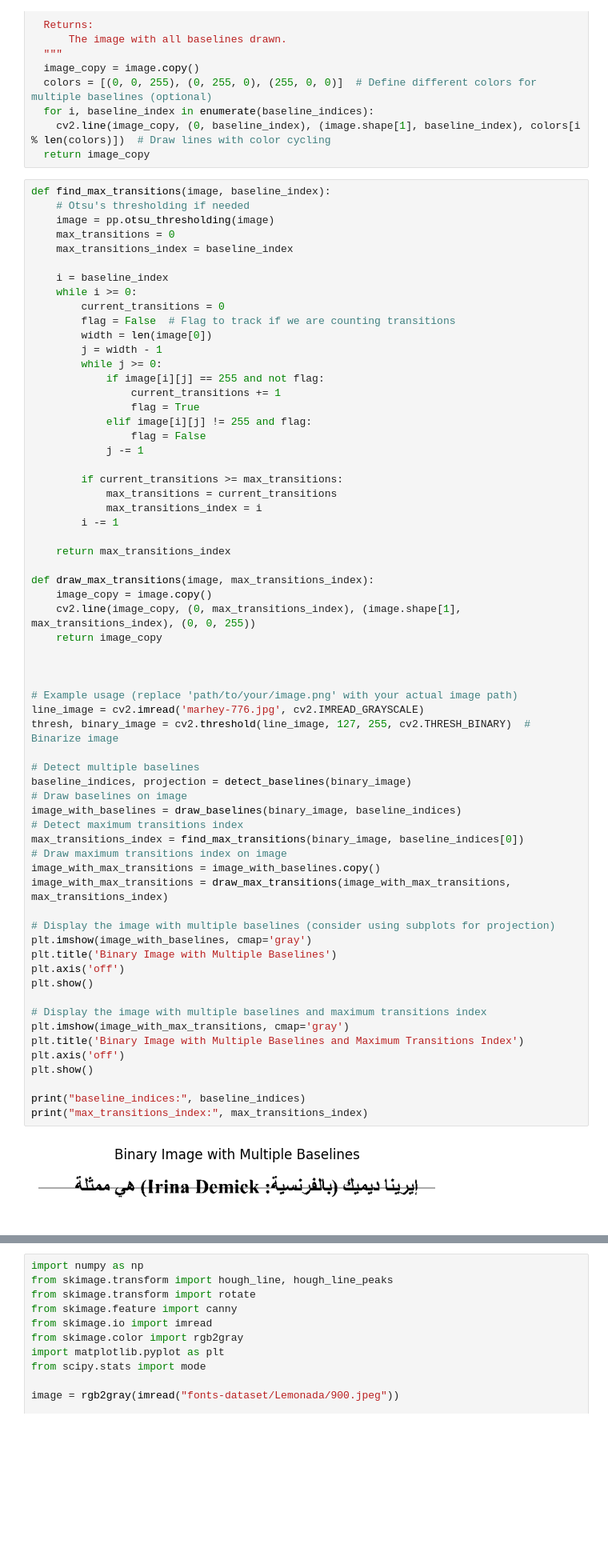
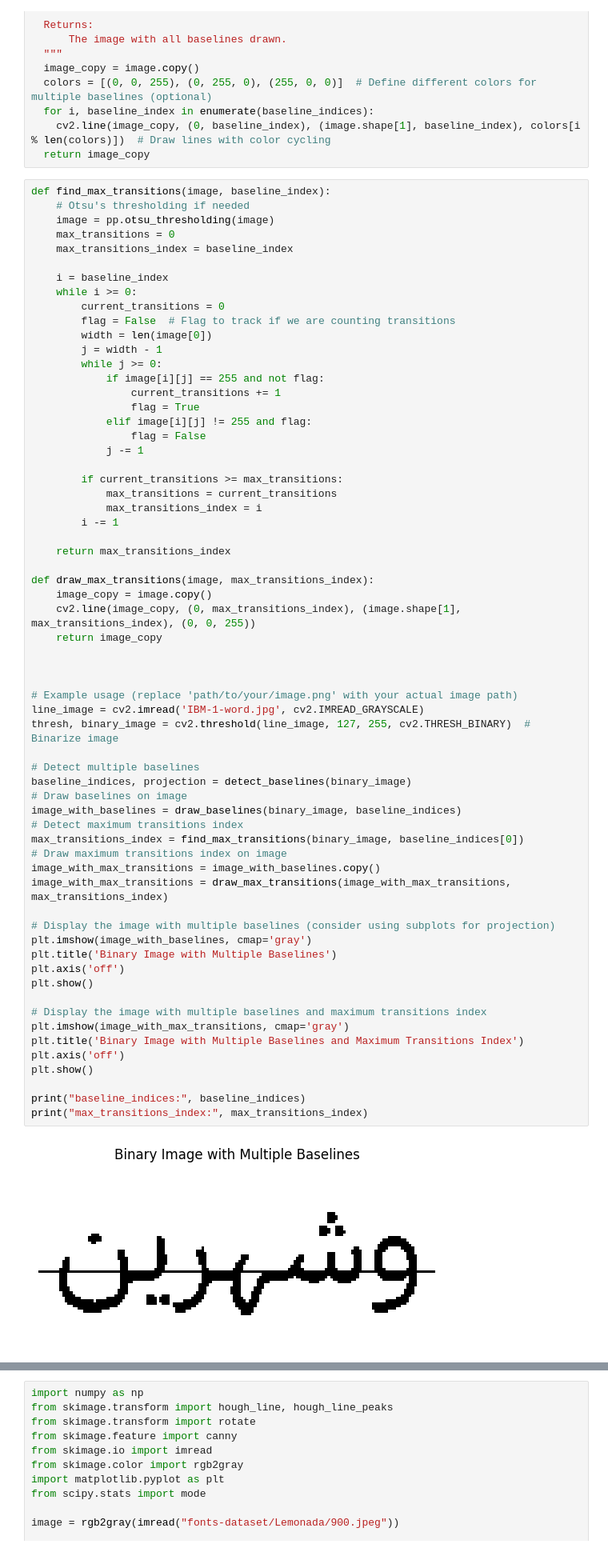
Before and after one commit to ahmedr2001/Arabic-Font-Classification, a Jupyter notebook: test.ipynb, the cells around one changed output, grey strips where cells are left out. Shown at 80% size. Cells and saved outputs as stored; diff of their text form; blank space fills up the shorter version.

```diff
--- a/test.ipynb
+++ b/test.ipynb
@@ -130,32 +130,32 @@ def draw_max_transitions(image, max_transitions_index):
 
 
 # Example usage (replace 'path/to/your/image.png' with your actual image path)
-line_image = cv2.imread('marhey-776.jpg', cv2.IMREAD_GRAYSCALE)
+line_image = cv2.imread('IBM-1-word.jpg', cv2.IMREAD_GRAYSCALE)
 thresh, binary_image = cv2.threshold(line_image, 127, 255, cv2.THRESH_BINARY)  # Binarize image
 
 # Detect multiple baselines
 baseline_indices, projection = detect_baselines(binary_image)
 # Draw baselines on image
 image_with_baselines = draw_baselines(binary_image, baseline_indices)
 # Detect maximum transitions index
 max_transitions_index = find_max_transitions(binary_image, baseline_indices[0])
 # Draw maximum transitions index on image
 image_with_max_transitions = image_with_baselines.copy()
 image_with_max_transitions = draw_max_transitions(image_with_max_transitions, max_transitions_index)
 
 # Display the image with multiple baselines (consider using subplots for projection)
 plt.imshow(image_with_baselines, cmap='gray')
 plt.title('Binary Image with Multiple Baselines')
 plt.axis('off')
 plt.show()
 
 # Display the image with multiple baselines and maximum transitions index
 plt.imshow(image_with_max_transitions, cmap='gray')
 plt.title('Binary Image with Multiple Baselines and Maximum Transitions Index')
 plt.axis('off')
 plt.show()
 
 print("baseline_indices:", baseline_indices)
 print("max_transitions_index:", max_transitions_index)
 # %% [output]
-[figure, old version]
+[figure, new version]
```
Also changed, not shown: parts of 2 cells of this notebook.
